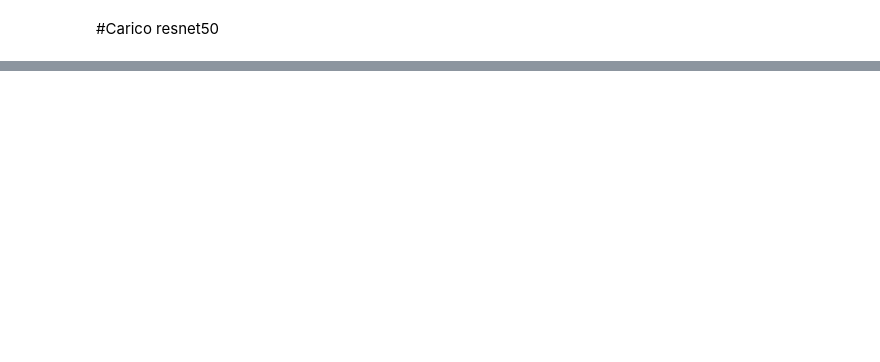
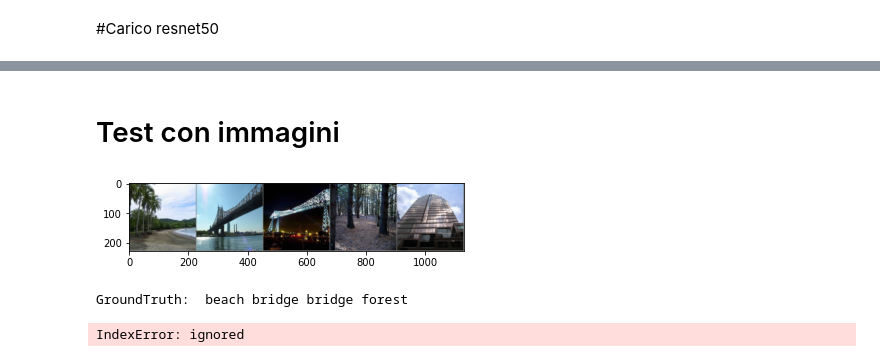
Before and after one commit to matibag1714977/LabiagiProject, a Jupyter notebook: Progetto.ipynb, the cells around one changed output, grey strips where cells are left out. Saved outputs shown, nothing was run; the diff lists cells and outputs as text; code cells hidden in the pictures; blank space fills up the shorter version.

Commit message:
tests, next->loss function

```diff
--- a/Progetto.ipynb
+++ b/Progetto.ipynb
@@ -218,0 +298,20 @@ print('Accuracy of the model on the test images: {:.2f}%'.format(accuracy))
+# %% [markdown]
+# Test con immagini
+# %%
+dataiter = iter(test_loader)
+images, labels = next(dataiter)
+
+imshow(torchvision.utils.make_grid(images))
+print('GroundTruth: ', ' '.join(f'{classes[labels[j]]:5s}' for j in range(4)))
+# %% [output]
+[figure, added]
+GroundTruth:  beach bridge bridge forest
+# %%
+
+outputs = resnet50(images)
+_, predicted = torch.max(outputs, 1)
+
+print('Predicted: ', ' '.join(f'{classes[predicted[j]]:5s}'
+                              for j in range(4)))
+# %% [output]
+IndexError: ignored
```
Also changed, not shown: parts of 15 cells of this notebook.
